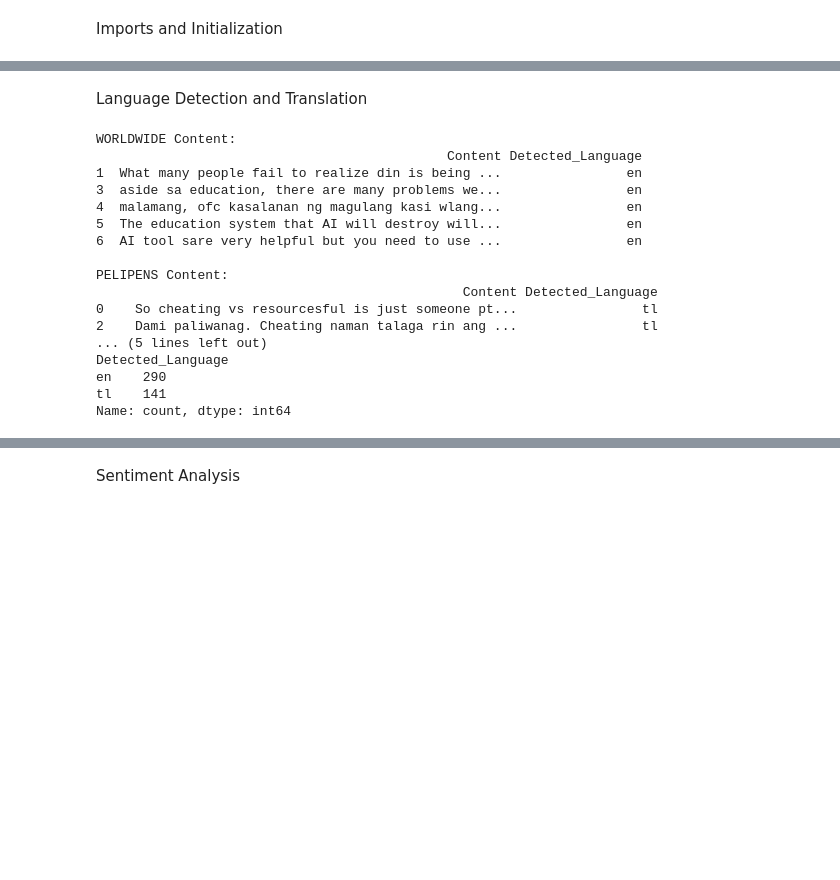
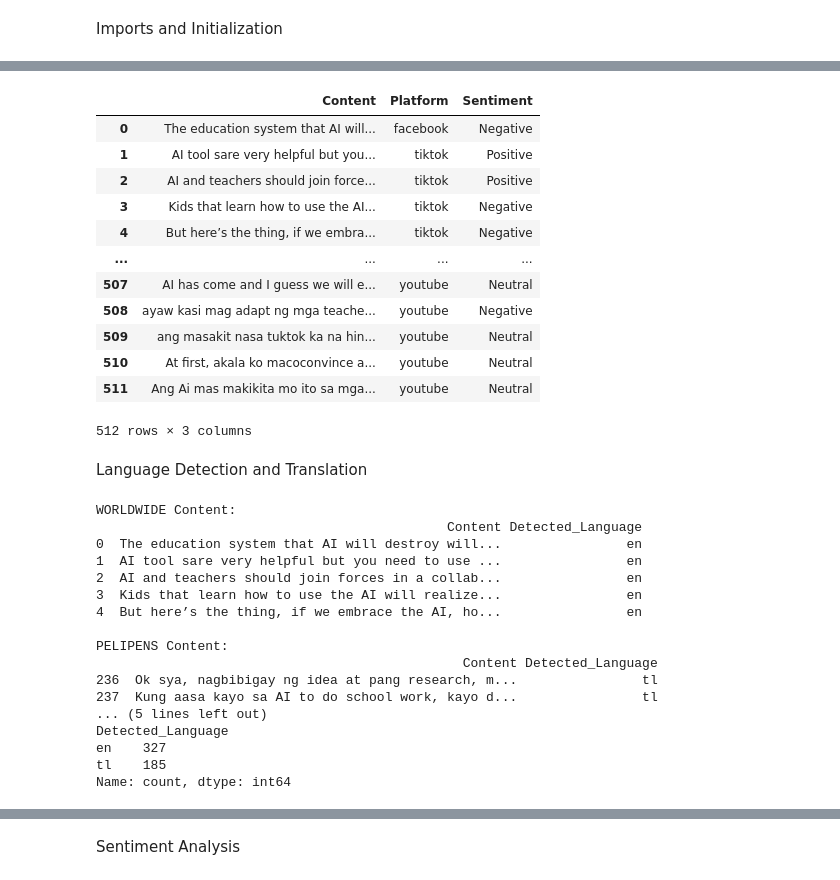
Before and after one commit to isabeloderek/Prelim-Topic-Modeling, a Jupyter notebook: RB_Text_Classification.ipynb, the cells around one changed output, grey strips where cells are left out. Drawn from its saved outputs; the diff is of its cells as text; code cells hidden in the pictures; blank space fills up the shorter version.

```diff
--- a/RB_Text_Classification.ipynb
+++ b/RB_Text_Classification.ipynb
@@ -37,4 +39,6 @@ translator = Translator()
 # %%
+import pandas as pd  # Make sure to import pandas
+
 # Load the CSV file
 file_path = 'AI in edu dataset - Sheet1.csv'  # Replace with the correct path to your file
 data = pd.read_csv(file_path)
@@ -43,12 +47,20 @@ data = pd.read_csv(file_path)
 if 'Content' not in data.columns:
     raise ValueError('CSV file does not have a "Content" column.')
 
-# Drop rows with missing or NaN values in the "Content" column
-data = data.dropna(subset=['Content'])
+# Ensure the "Sentiment" column exists
+if 'Sentiment' not in data.columns:
+    raise ValueError('CSV file does not have a "Sentiment" column.')
 
 # Ensure all values in "Content" are strings
 data['Content'] = data['Content'].astype(str)
 
-# Print the first few rows to inspect the data
-print(data.head())
+# Print Data
+print(data)
+
+# Count the occurrences of each sentiment
+sentiment_counts = data['Sentiment'].value_counts()
+
+# Print the sentiment counts
+print("\nSentiment Counts:")
+print(sentiment_counts)
 # %% [output]
@@ -61,12 +84,25 @@ print(data.head())
+# %%
+data
+# %% [output]
+|  | Content | Platform | Sentiment |
+| 0 | The education system that AI will... | facebook | Negative |
+| 1 | AI tool sare very helpful but you... | tiktok | Positive |
+| 2 | AI and teachers should join force... | tiktok | Positive |
+| 3 | Kids that learn how to use the AI... | tiktok | Negative |
+| 4 | But here’s the thing, if we embra... | tiktok | Negative |
+| ... | ... | ... | ... |
+| 507 | AI has come and I guess we will e... | youtube | Neutral |
+| 508 | ayaw kasi mag adapt ng mga teache... | youtube | Negative |
+| 509 | ang masakit nasa tuktok ka na hin... | youtube | Neutral |
+| 510 | At first, akala ko macoconvince a... | youtube | Neutral |
+| 511 | Ang Ai mas makikita mo ito sa mga... | youtube | Neutral |
+512 rows × 3 columns
 # %% [markdown]
 Language Detection and Translation
 # %%
 def detect_language(text):
-    try:
-        lang = detect(text)
-        return 'en' if lang == 'en' else 'tl'  # Assume non-English is Taglish
-    except:
-        return 'unknown'
+    lang = detect(text)
+    return 'en' if lang == 'en' else 'tl'  # Assume non-English is Taglish
 
 # Apply language detection to each row
 data['Detected_Language'] = data['Content'].apply(detect_language)
@@ -88,20 +124,20 @@ print(language_counts)
 # %% [output]
 WORLDWIDE Content:
                                              Content Detected_Language
-1  What many people fail to realize din is being ...                en
-3  aside sa education, there are many problems we...                en
-4  malamang, ofc kasalanan ng magulang kasi wlang...                en
-5  The education system that AI will destroy will...                en
-6  AI tool sare very helpful but you need to use ...                en
+0  The education system that AI will destroy will...                en
+1  AI tool sare very helpful but you need to use ...                en
+2  AI and teachers should join forces in a collab...                en
+3  Kids that learn how to use the AI will realize...                en
+4  But here’s the thing, if we embrace the AI, ho...                en
 
 PELIPENS Content:
                                                Content Detected_Language
-0    So cheating vs resourcesful is just someone pt...                tl
-2    Dami paliwanag. Cheating naman talaga rin ang ...                tl
+236  Ok sya, nagbibigay ng idea at pang research, m...                tl
+237  Kung aasa kayo sa AI to do school work, kayo d...                tl
 ... (5 lines left out)
 Detected_Language
-en    290
-tl    141
+en    327
+tl    185
 Name: count, dtype: int64
 # %%
 # Function to detect language and translate if not English
```
Also changed, not shown: parts of 18 cells of this notebook.
